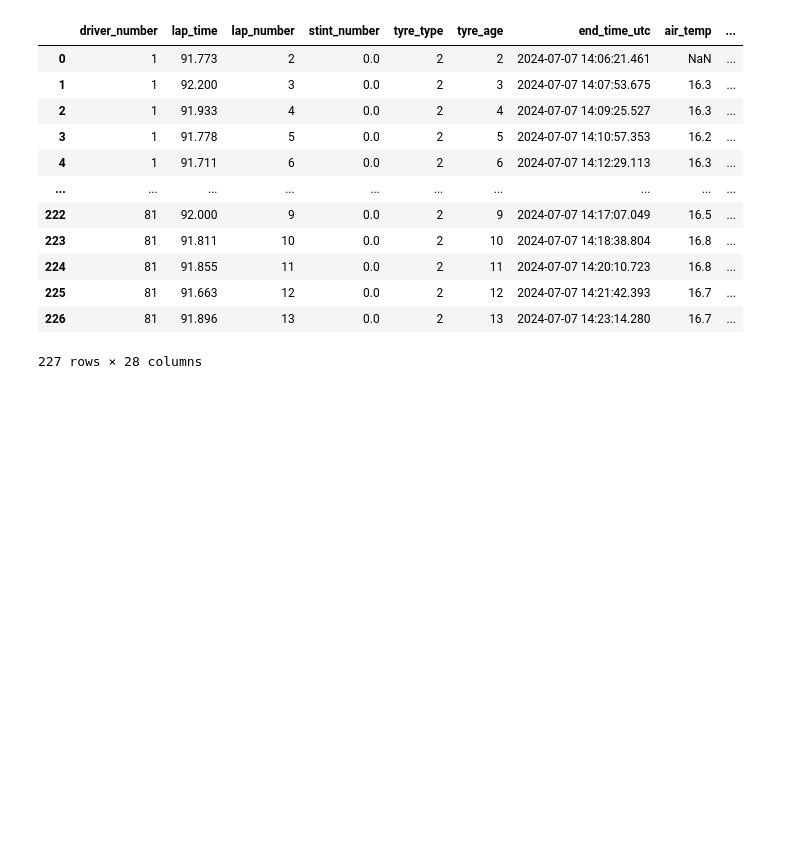
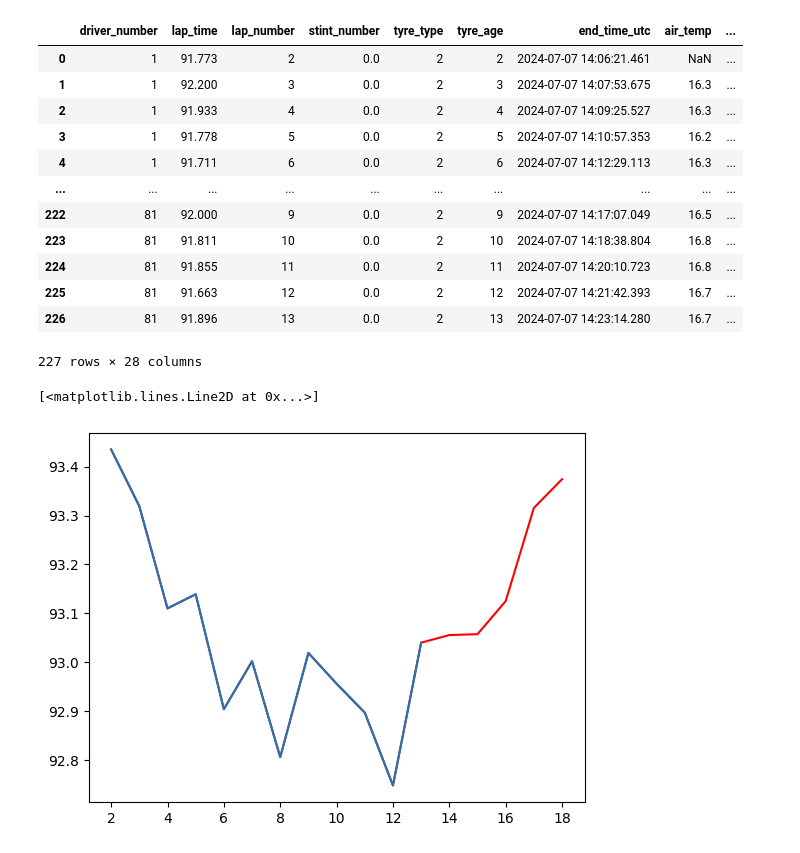
Before and after one commit to maximakhmin/f1pace, a Jupyter notebook: analyze/predict.ipynb, the cells around one changed output. Saved outputs shown, nothing was run; the diff lists cells and outputs as text; code cells hidden in the pictures; blank space fills up the shorter version.

```diff
--- a/analyze/predict.ipynb
+++ b/analyze/predict.ipynb
@@ -715,3 +712,17 @@ test_df
 | 225 | 81 | 91.663 | 12 | 0.0 | 2 | 12 | 2024-07-07 14:21:42.393 | 16.7 | ... |
 | 226 | 81 | 91.896 | 13 | 0.0 | 2 | 13 | 2024-07-07 14:23:14.280 | 16.7 | ... |
 227 rows × 28 columns
+# %%
+driver_number = 2
+
+
+data_prediction = df_with_forecast[df_with_forecast['driver_number'] == driver_number]
+data_true = test_df[test_df["driver_number"] == driver_number]
+
+from matplotlib import pyplot as plt
+
+plt.plot(data_prediction['lap_number'], data_prediction['lap_time'] , c='red')
+plt.plot(data_true['lap_number'], data_true['lap_time'],)
+# %% [output]
+[<matplotlib.lines.Line2D at 0x...>]
+[figure, added]
```
Also changed, not shown: parts of 2 cells of this notebook, 4 other files.
